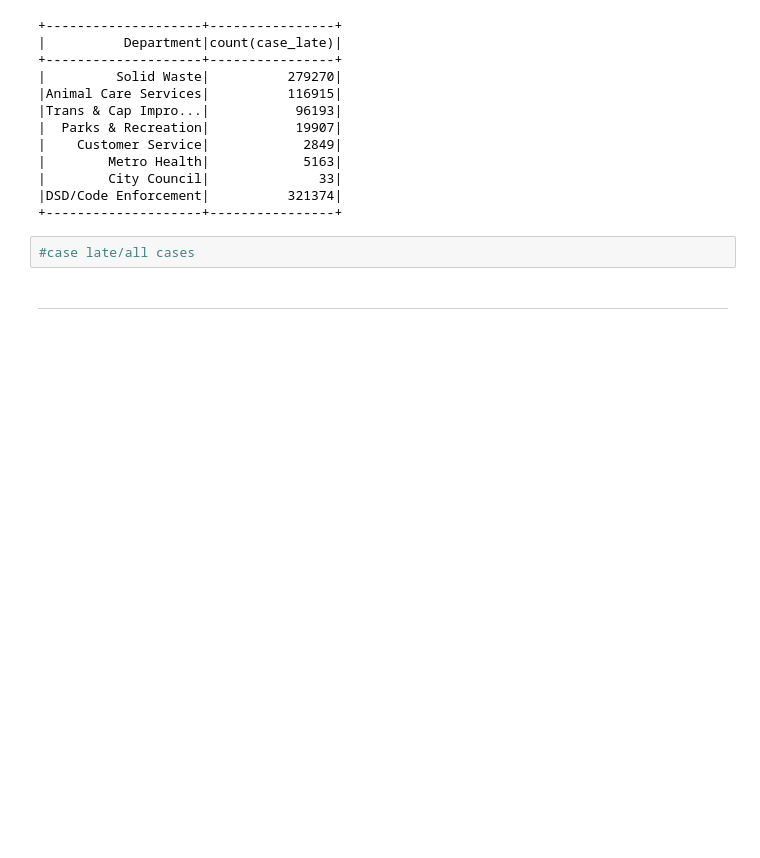
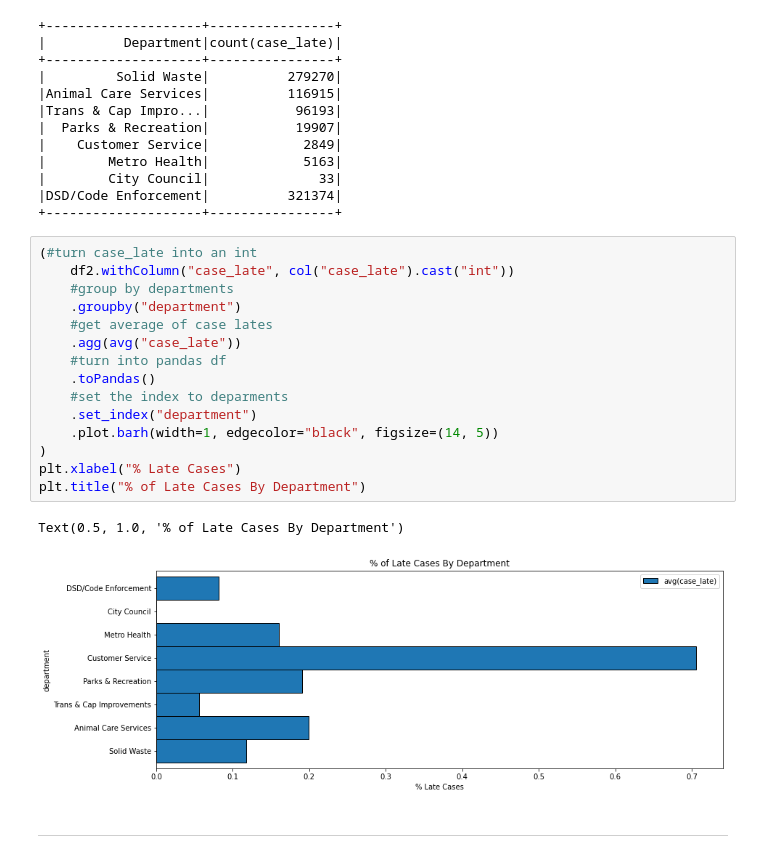
Before and after one commit to natasharivers/spark-exercises, a Jupyter notebook: explore.ipynb, the cells around one changed output. Cells and saved outputs as stored; diff of their text form; blank space fills up the shorter version.

```diff
--- a/explore.ipynb
+++ b/explore.ipynb
@@ -242,8 +243,24 @@ df2.groupby("Department").agg(F.count("case_late")).show()
 |        City Council|              33|
 |DSD/Code Enforcement|          321374|
 +--------------------+----------------+
-# %%
-#case late/all cases
+# %%
+(#turn case_late into an int
+    df2.withColumn("case_late", col("case_late").cast("int"))
+    #group by departments
+    .groupby("department")
+    #get average of case lates
+    .agg(avg("case_late"))
+    #turn into pandas df
+    .toPandas()
+    #set the index to deparments
+    .set_index("department")
+    .plot.barh(width=1, edgecolor="black", figsize=(14, 5))
+)
+plt.xlabel("% Late Cases")
+plt.title("% of Late Cases By Department")
+# %% [output]
+Text(0.5, 1.0, '% of Late Cases By Department')
+[figure, added]
 # %% [markdown]
 <hr style="border:1px solid black"> </hr>
 # %% [markdown]
```
Also changed, not shown: parts of 5 cells of this notebook.
